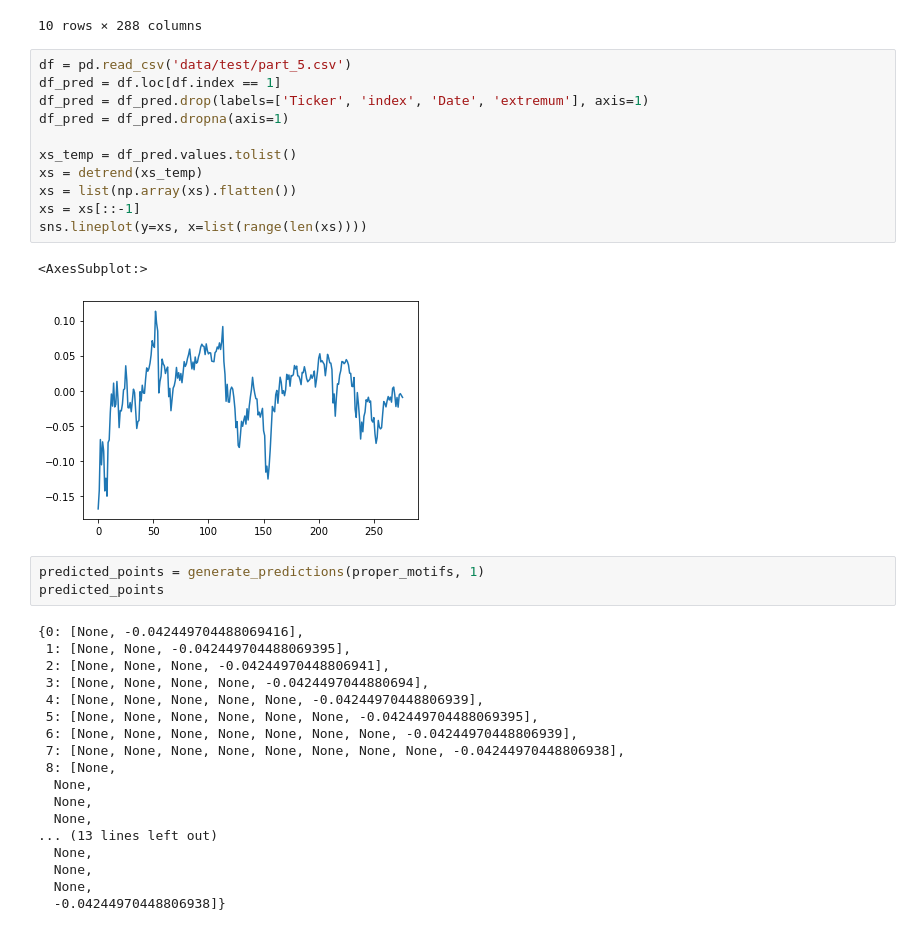
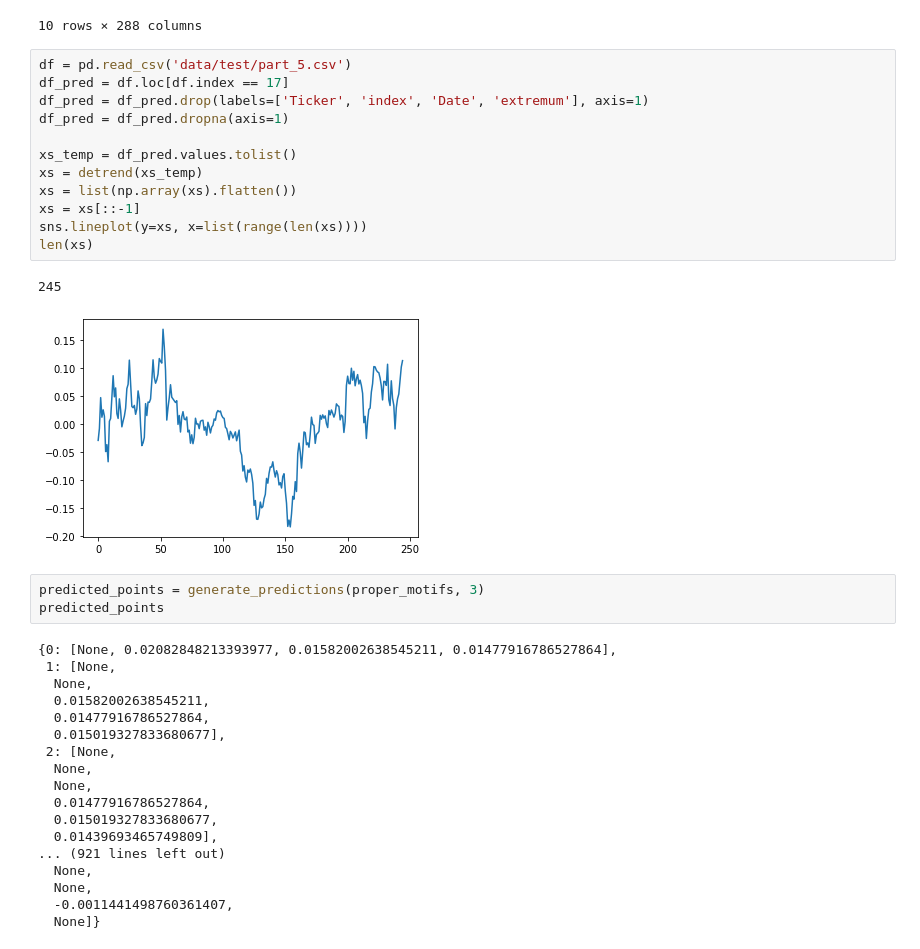
Before and after one commit to BorovTech/Timeseries_project, a Jupyter notebook: Prediction_function.ipynb, the cells around one changed output. Saved outputs shown, nothing was run; the diff lists cells and outputs as text.

```diff
--- a/Prediction_function.ipynb
+++ b/Prediction_function.ipynb
@@ -241,39 +259,40 @@ df.head(10)
 10 rows × 288 columns
 # %%
 df = pd.read_csv('data/test/part_5.csv')
-df_pred = df.loc[df.index == 1]
+df_pred = df.loc[df.index == 17]
 df_pred = df_pred.drop(labels=['Ticker', 'index', 'Date', 'extremum'], axis=1)
 df_pred = df_pred.dropna(axis=1)
 
 xs_temp = df_pred.values.tolist()
 xs = detrend(xs_temp)
 xs = list(np.array(xs).flatten())
 xs = xs[::-1]
 sns.lineplot(y=xs, x=list(range(len(xs))))
+len(xs)
 # %% [output]
-<AxesSubplot:>
+245
-[figure, old version]
+[figure, new version]
 # %%
-predicted_points = generate_predictions(proper_motifs, 1)
+predicted_points = generate_predictions(proper_motifs, 3)
 predicted_points
 # %% [output]
-{0: [None, -0.042449704488069416],
- 1: [None, None, -0.042449704488069395],
- 2: [None, None, None, -0.04244970448806941],
- 3: [None, None, None, None, -0.0424497044880694],
- 4: [None, None, None, None, None, -0.04244970448806939],
- 5: [None, None, None, None, None, None, -0.042449704488069395],
- 6: [None, None, None, None, None, None, None, -0.04244970448806939],
- 7: [None, None, None, None, None, None, None, None, -0.04244970448806938],
- 8: [None,
+{0: [None, 0.02082848213393977, 0.01582002638545211, 0.01477916786527864],
+ 1: [None,
+  None,
+  0.01582002638545211,
+  0.01477916786527864,
+  0.015019327833680677],
+ 2: [None,
   None,
   None,
-  None,
-... (13 lines left out)
+  0.01477916786527864,
+  0.015019327833680677,
+  0.01439693465749809],
+... (921 lines left out)
   None,
   None,
-  None,
-  -0.04244970448806938]}
+  -0.0011441498760361407,
+  None]}
 # %%
 for x in predicted_points.items():
     start_point, predicted_values = x[0], x[1]
```
Also changed, not shown: parts of 4 cells of this notebook.
